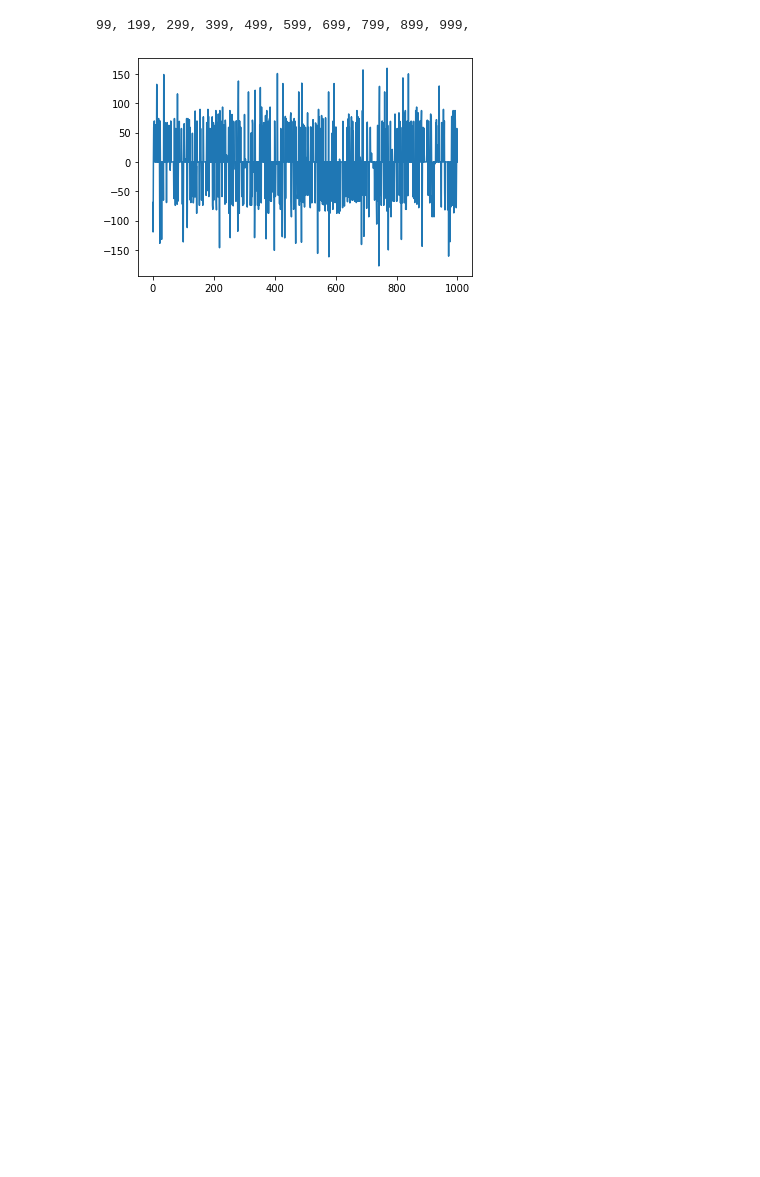
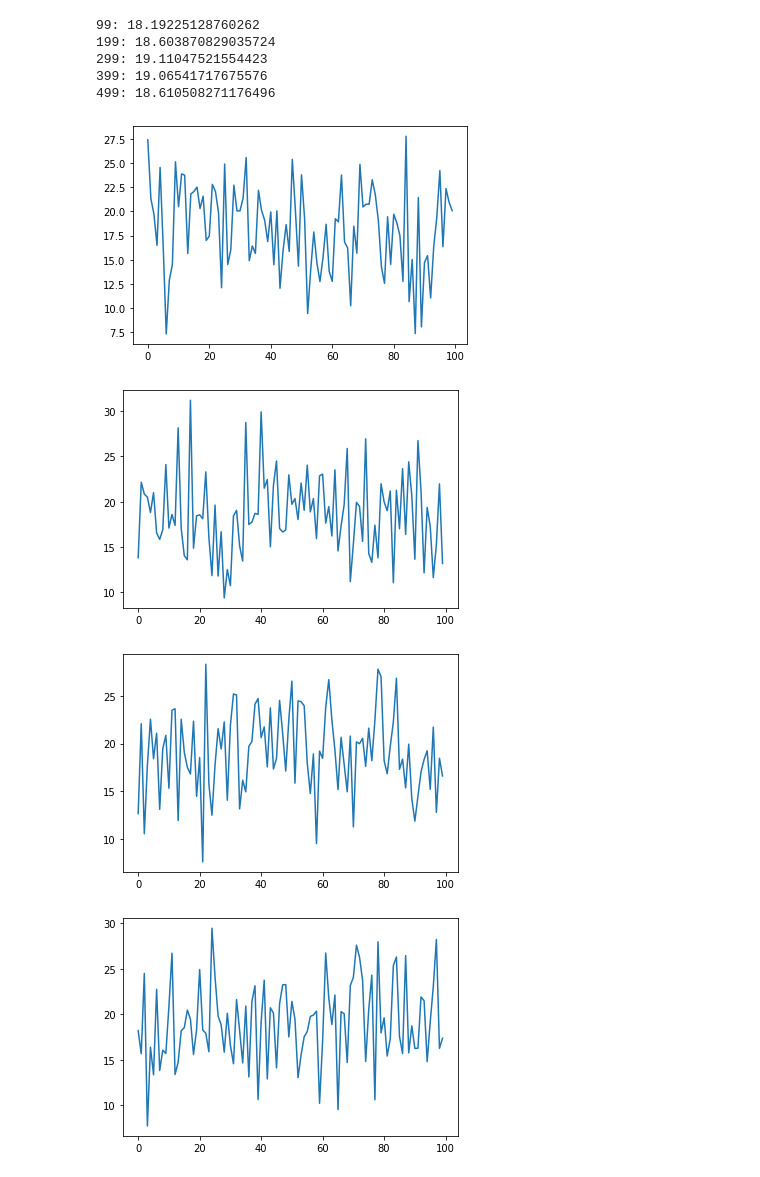
Before and after one commit to Akhilez/ml_gallery, a Jupyter notebook: ml_py/app/rl/tictactoe/t3.ipynb, the cells around one changed output. Cells and saved outputs as stored; diff of their text form; code cells hidden in the pictures; blank space fills up the shorter version.

```diff
--- a/ml_py/app/rl/tictactoe/t3.ipynb
+++ b/ml_py/app/rl/tictactoe/t3.ipynb
@@ -9,6 +10,18 @@ device = 'cuda' if torch.cuda.is_available() else 'cpu'
 # %%
 model = T3Model(8).double().to(device)
 # %%
+def get_split_player_indices(size):
+    # Random indices
+    # me_idx_bool = torch.rand(size) > 0.5
+
+    # First half
+    me_idx_bool = torch.arange(size) > (size - 1) / 2
+
+    opo_idx = torch.nonzero(torch.logical_not(me_idx_bool)).flatten(0)
+    me_idx = torch.nonzero(me_idx_bool).flatten(0)
+    return me_idx, opo_idx, me_idx_bool
+
+
 def get_credits(t, gamma):
     credits = []
     prev_credit = 1
@@ -31,12 +44,12 @@ def get_returns(stats, gamma):
 def get_loss(stats):
     loss = 0
     for i_env in range(len(stats)):
-        returns = get_returns(stats[i_env], gamma=0.98)
+        returns = get_returns(stats[i_env], gamma=0.75)
 
         probs = torch.stack([stat[0] for stat in stats[i_env]])
         probs = torch.log(probs)
 
-        credits = get_credits(len(stats[i_env]), gamma=0.95)
+        credits = get_credits(len(stats[i_env]), gamma=0.75)
 
         loss += torch.sum(probs * credits * returns) / len(stats[i_env])
     return -1 * loss / len(stats)
@@ -45,60 +58,80 @@ def get_loss(stats):
 def train():
     model.train()
     optim = torch.optim.Adam(model.parameters(), lr=1e-1)
-    batch_size = 2
+    batch_size = 32
     envs = [TicTacToeEnv() for _ in range(batch_size)]
     losses = []
 
     for epoch in range(1000):
+        # Before game starts
+
+        me_idx, opo_idx, me_idx_bool = get_split_player_indices(batch_size)
 
         stats = [[] for _ in range(batch_size)]
         is_dones = [False for _ in range(batch_size)]
         _ = [env.reset() for env in envs]
 
+        # Set current player to random
+        for i in range(batch_size):
+            envs[i].player = Pix.X if me_idx_bool[i] else Pix.O
+
         # Monte Carlo loop
         for i_step in range(15):
-
             legal_actions = [env.get_legal_actions() for env in envs]
 
-            if i_step % 2 == 0:
-                for i in range(batch_size):
-                    random_idx = int(torch.randint(low=0, high=len(legal_actions[i]), size=(1,))[0])
-                    action = legal_actions[i][random_idx]
-                    _, _, is_done, _ = envs[i].step(action)
-                    is_dones[i] = is_done
+            xs = [convert_inputs(envs[i].state, envs[i].player) for i in range(batch_size)]
+            xs = torch.stack(xs).long().to(device)
 
-            else:
-                xs = [convert_inputs(envs[i].state, envs[i].player) for i in range(batch_size)]
-                xs = torch.stack(xs).long().to(device)
+            yh = model(xs)  # yh shape: (batch, 9)
 
-                yh = model(xs)  # yh shape: (batch, 9)
 
-                for i in range(batch_size):
-                    if not is_dones[i]:
+            for i in range(batch_size):
+                if not is_dones[i]:
+
+                    # Is current player AI or other?
+                    ai_player = Pix.X if me_idx_bool[i] else Pix.O
+                    if envs[i].player == ai_player:
                         legal_probs = F.softmax(yh[i, legal_actions[i]], 0)
                         action_idx = int(torch.multinomial(legal_probs, 1).squeeze())
+
                         state, reward, is_done, info = envs[i].step(legal_actions[i][action_idx])
+
                         prob = legal_probs[action_idx]
+                        stats[i].append([prob, reward])
+                    else:
+                        random_idx = int(torch.randint(low=0, high=len(legal_actions[i]), size=(1,))[0])
+                        action = legal_actions[i][random_idx]
 
-                        stats[i].append([prob, reward])
-                        is_dones[i] = is_done
+                        _, _, is_done, _ = envs[i].step(action)
+
+                    is_dones[i] = is_done
 
             if all(is_dones):
                 break
 
         loss = get_loss(stats)
 
         optim.zero_grad()
         loss.backward()
         optim.step()
         losses.append(loss.item())
         if (epoch + 1) % 100 == 0:
-            print(epoch, end=', ')
-        if (epoch + 1) % 1000 == 0:
+            print(f'{epoch}: {np.mean(losses)}')
+
+            #if (epoch + 1) % 1000 == 0:
             plt.plot(losses)
             plt.show()
 
+            losses = []
+
 train()
 # %% [output]
-99, 199, 299, 399, 499, 599, 699, 799, 899, 999,
+99: 18.19225128760262
+199: 18.603870829035724
+299: 19.11047521554423
+399: 19.06541717675576
+499: 18.610508271176496
-[figure, old version]
+[figure, new version]
+[figure, added]
+[figure, added]
+[figure, added]
```
Also changed, not shown: parts of 3 cells of this notebook.
